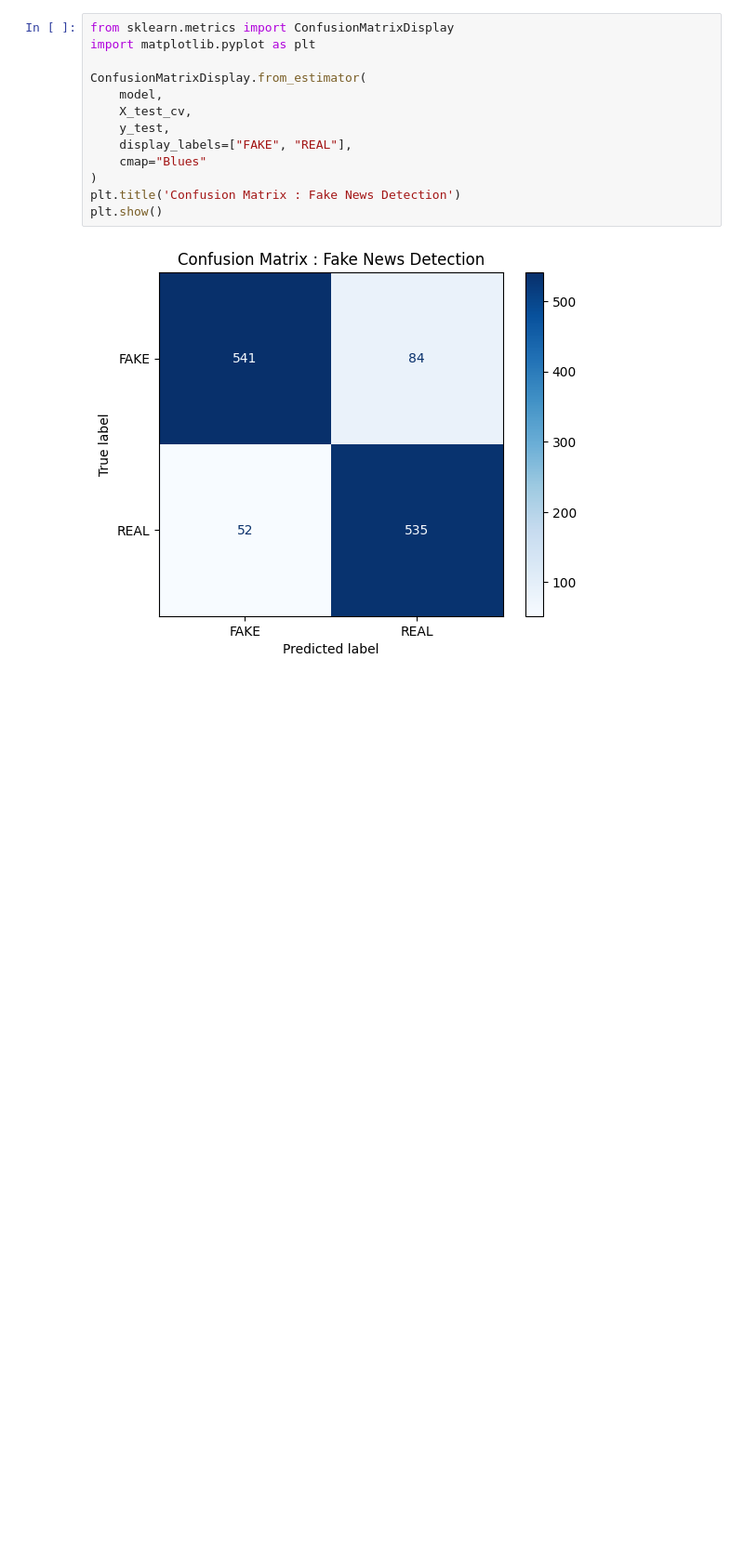
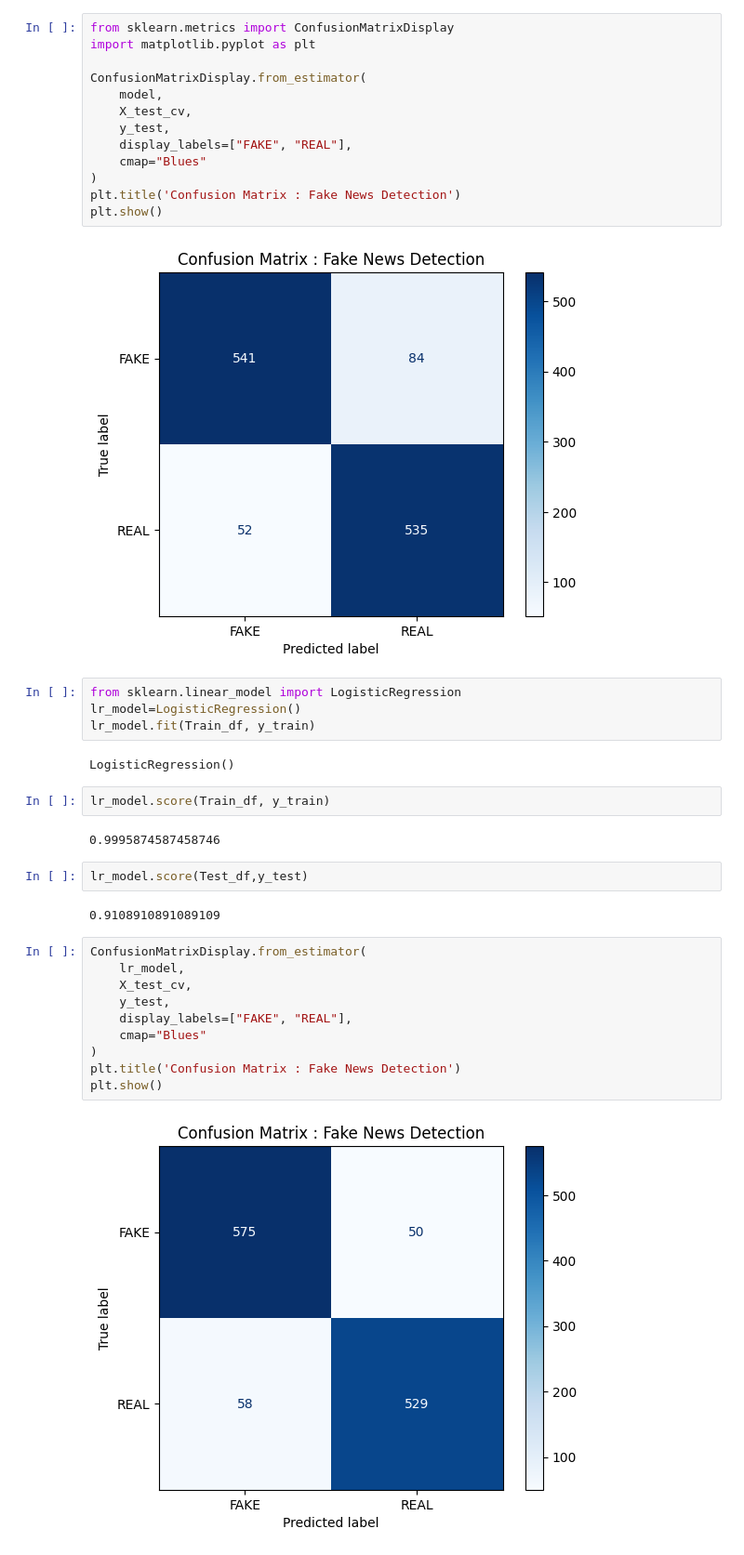
Before and after one commit to tuhinCr7/Fake_News_Detection, a Jupyter notebook: Fake_News_Detection.ipynb, the cells around one changed output. Shown at 93% size. Cells and saved outputs as stored; diff of their text form; blank space fills up the shorter version.

Commit message:
Trying mutiple model

```diff
--- a/Fake_News_Detection.ipynb
+++ b/Fake_News_Detection.ipynb
@@ -303,3 +320,29 @@ plt.title('Confusion Matrix : Fake News Detection')
 plt.show()
 # %% [output]
 [figure]
+# %%
+from sklearn.linear_model import LogisticRegression
+lr_model=LogisticRegression()
+lr_model.fit(Train_df, y_train)
+# %% [output]
+LogisticRegression()
+# %%
+lr_model.score(Train_df, y_train)
+# %% [output]
+0.9995874587458746
+# %%
+lr_model.score(Test_df,y_test)
+# %% [output]
+0.9108910891089109
+# %%
+ConfusionMatrixDisplay.from_estimator(
+    lr_model,
+    X_test_cv,
+    y_test,
+    display_labels=["FAKE", "REAL"],
+    cmap="Blues"
+)
+plt.title('Confusion Matrix : Fake News Detection')
+plt.show()
+# %% [output]
+[figure, added]
```
Also changed, not shown: parts of 4 cells of this notebook.
